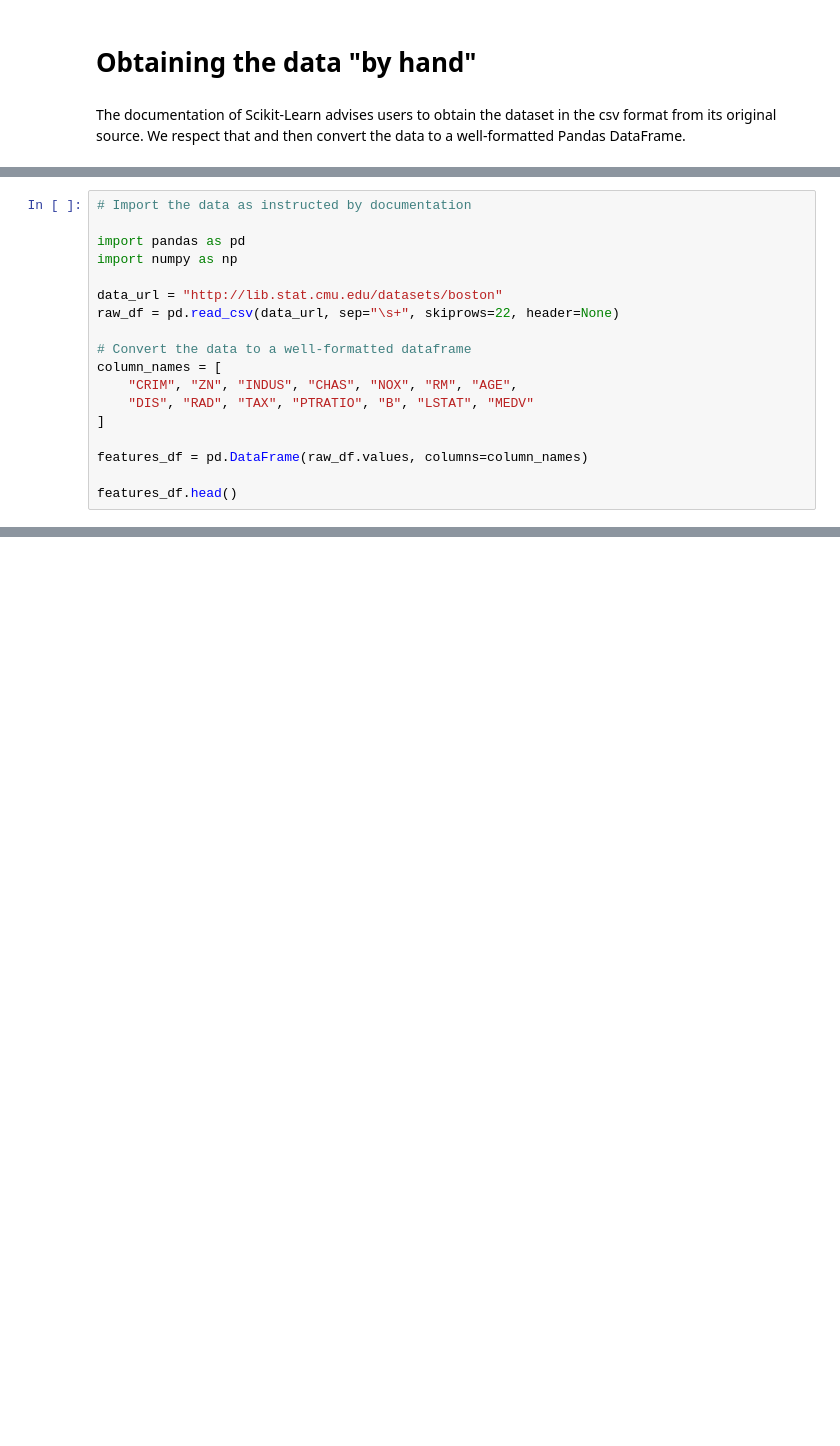
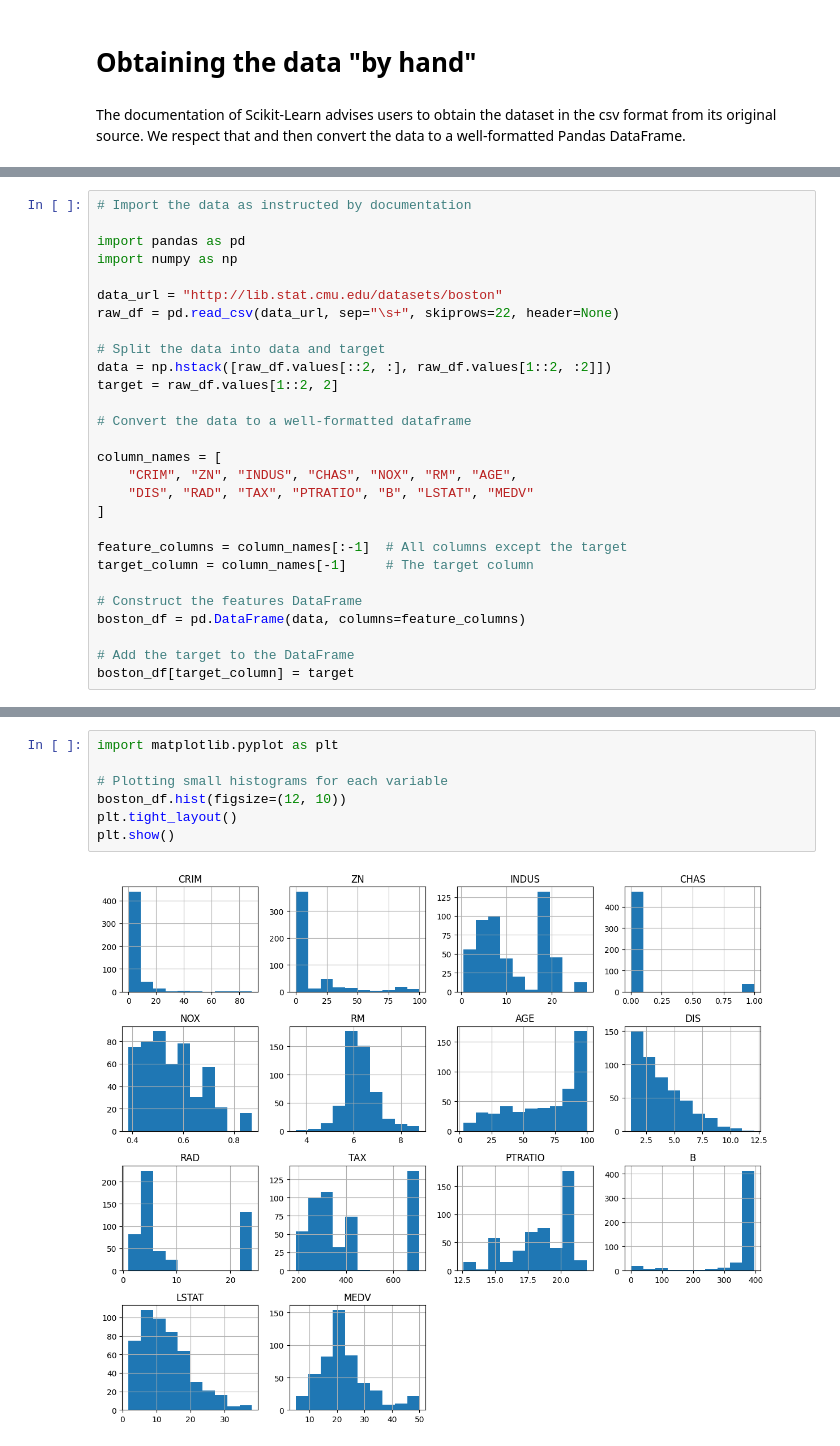
Before and after one commit to Stepan213/JEM207FinalProject, a Jupyter notebook: main.ipynb, the cells around one changed output, grey strips where cells are left out. Cells and saved outputs as stored; diff of their text form; blank space fills up the shorter version.

```diff
--- a/main.ipynb
+++ b/main.ipynb
@@ -43,12 +43,22 @@ import numpy as np
 data_url = "http://lib.stat.cmu.edu/datasets/boston"
 raw_df = pd.read_csv(data_url, sep="\s+", skiprows=22, header=None)
 
+# Split the data into data and target
+data = np.hstack([raw_df.values[::2, :], raw_df.values[1::2, :2]])
+target = raw_df.values[1::2, 2]
+
 # Convert the data to a well-formatted dataframe
+
 column_names = [
     "CRIM", "ZN", "INDUS", "CHAS", "NOX", "RM", "AGE",
     "DIS", "RAD", "TAX", "PTRATIO", "B", "LSTAT", "MEDV"
 ]
 
-features_df = pd.DataFrame(raw_df.values, columns=column_names)
+feature_columns = column_names[:-1]  # All columns except the target
+target_column = column_names[-1]     # The target column
 
-features_df.head()
+# Construct the features DataFrame
+boston_df = pd.DataFrame(data, columns=feature_columns)
+
+# Add the target to the DataFrame
+boston_df[target_column] = target
@@ -89,0 +119,9 @@ module_asdfasdf1.pyahoj
+# %%
+import matplotlib.pyplot as plt
+
+# Plotting small histograms for each variable
+boston_df.hist(figsize=(12, 10))
+plt.tight_layout()
+plt.show()
+# %% [output]
+[figure, added]
```
Also changed, not shown: parts of 9 cells of this notebook.
